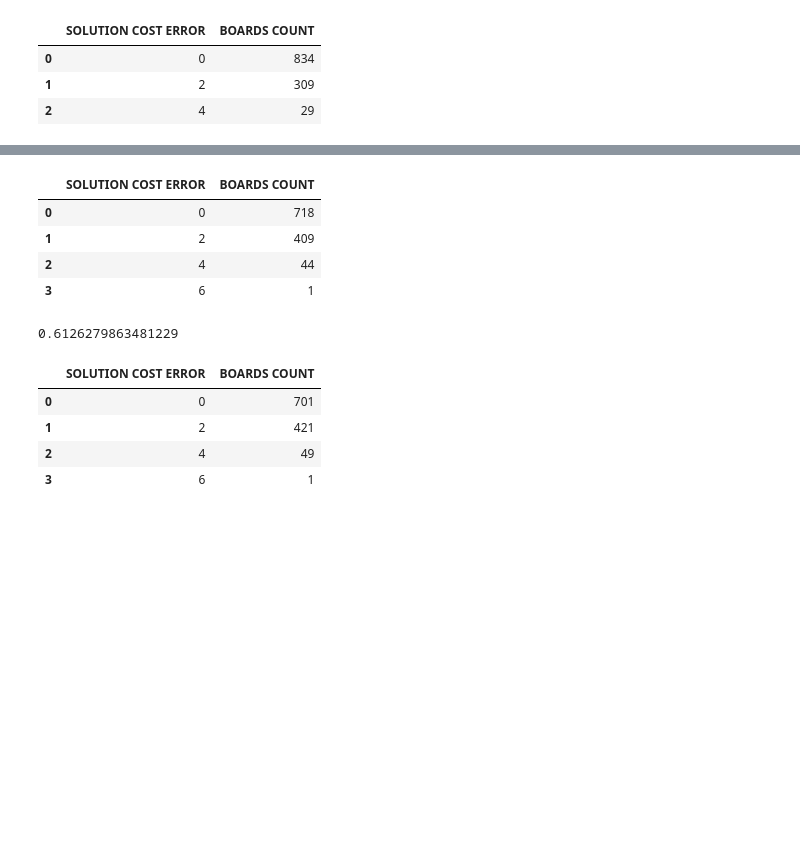
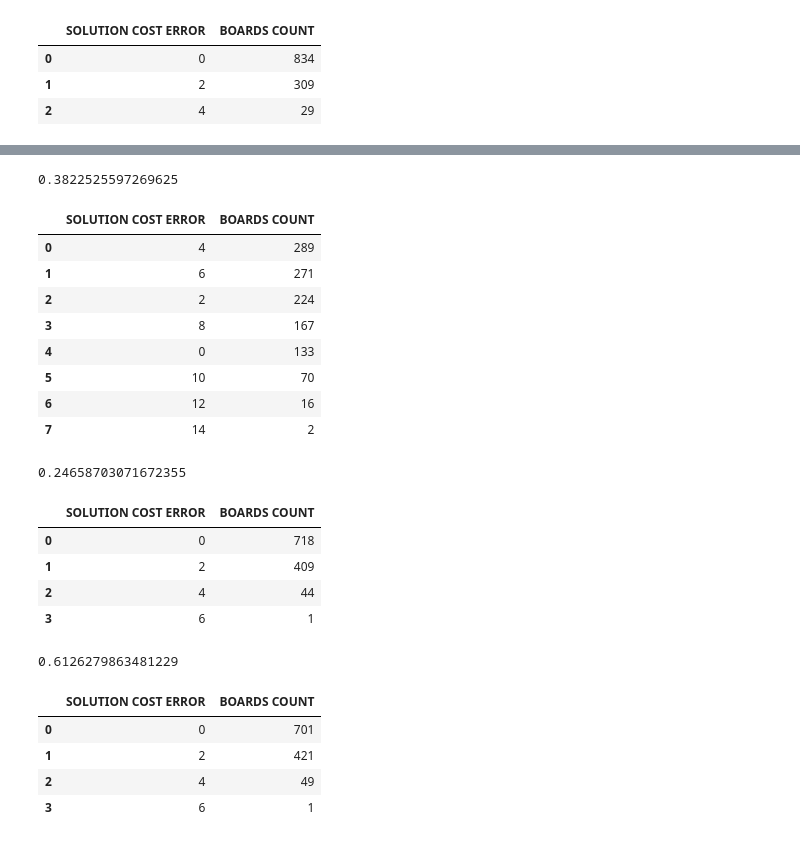
Before and after one commit to vcahlik/fifteen-puzzle, a Jupyter notebook: prototype/notebooks/ANNHeuristicBenchmarks/v3/AllHeuristicsBenchmarkFinal.ipynb, the cells around one changed output, grey strips where cells are left out. Saved outputs shown, nothing was run; the diff lists cells and outputs as text; code cells hidden in the pictures; blank space fills up the shorter version.

```diff
--- a/prototype/notebooks/ANNHeuristicBenchmarks/v3/AllHeuristicsBenchmarkFinal.ipynb
+++ b/prototype/notebooks/ANNHeuristicBenchmarks/v3/AllHeuristicsBenchmarkFinal.ipynb
@@ -286,3 +307,26 @@ solution_length_errors_distribution
+# %%
+448 / 1172
+# %% [output]
+0.3822525597269625
+# %%
+solution_length_errors_distribution = pd.DataFrame(pdb145_results_complete['SOLUTION_COST_ERROR'].value_counts()).reset_index()
+solution_length_errors_distribution.columns = ['SOLUTION COST ERROR', 'BOARDS COUNT']
+
+solution_length_errors_distribution
+# %% [output]
+|  | SOLUTION COST ERROR | BOARDS COUNT |
+| 0 | 4 | 289 |
+| 1 | 6 | 271 |
+| 2 | 2 | 224 |
+| 3 | 8 | 167 |
+| 4 | 0 | 133 |
+| 5 | 10 | 70 |
+| 6 | 12 | 16 |
+| 7 | 14 | 2 |
+# %%
+289 / 1172
+# %% [output]
+0.24658703071672355
 # %%
 solution_length_errors_distribution = pd.DataFrame(ann_results_complete['SOLUTION_COST_ERROR'].value_counts()).reset_index()
 solution_length_errors_distribution.columns = ['SOLUTION COST ERROR', 'BOARDS COUNT']
@@ -294,10 +338,10 @@ solution_length_errors_distribution
 | 1 | 2 | 409 |
 | 2 | 4 | 44 |
 | 3 | 6 | 1 |
-# %%
-718 / (718 + 409 + 44 + 1)
-# %% [output]
-0.6126279863481229
+# %%
+718 / 1172
+# %% [output]
+0.6126279863481229
 # %%
 solution_length_errors_distribution = pd.DataFrame(ann1l_results_complete['SOLUTION_COST_ERROR'].value_counts()).reset_index()
 solution_length_errors_distribution.columns = ['SOLUTION COST ERROR', 'BOARDS COUNT']
```
Also changed, not shown: parts of 13 cells of this notebook.
